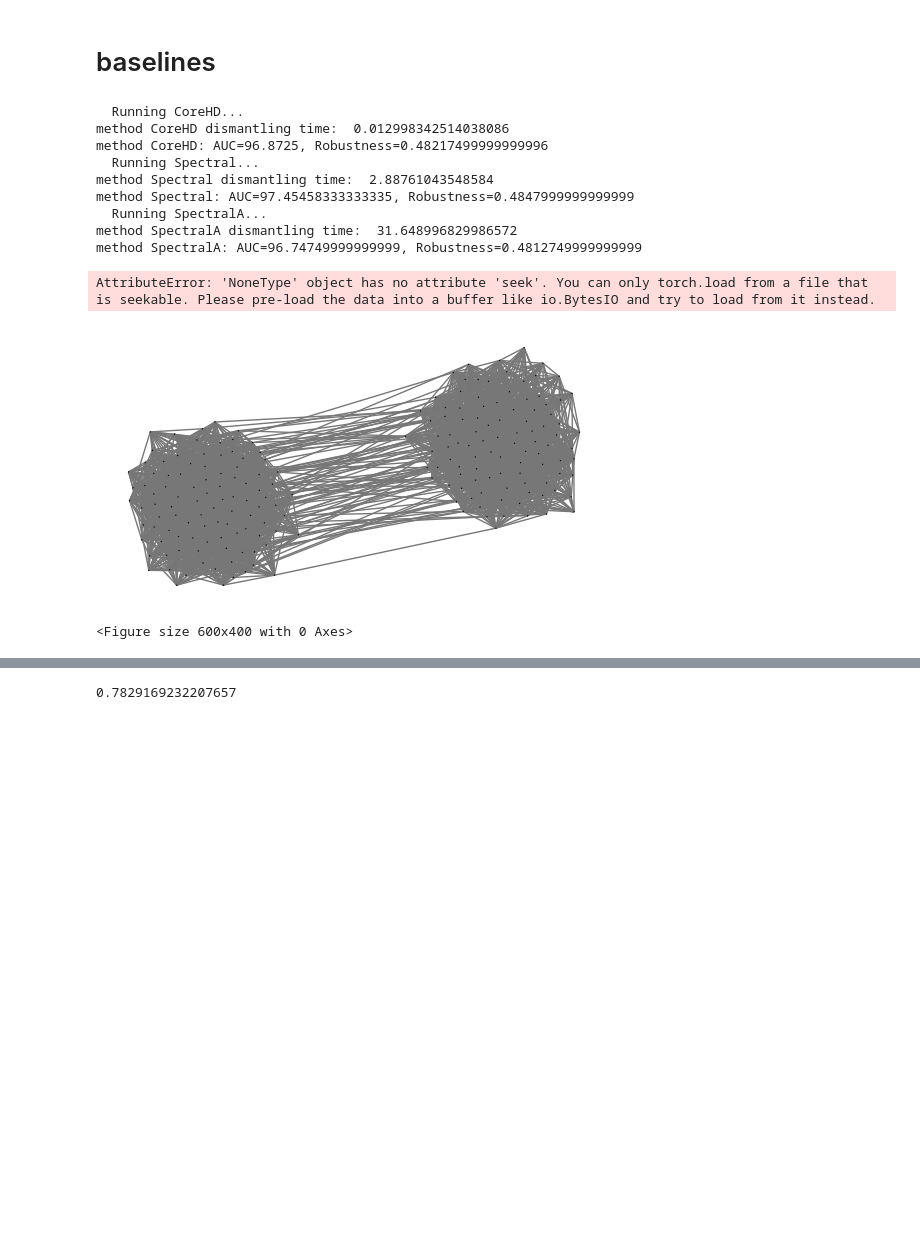
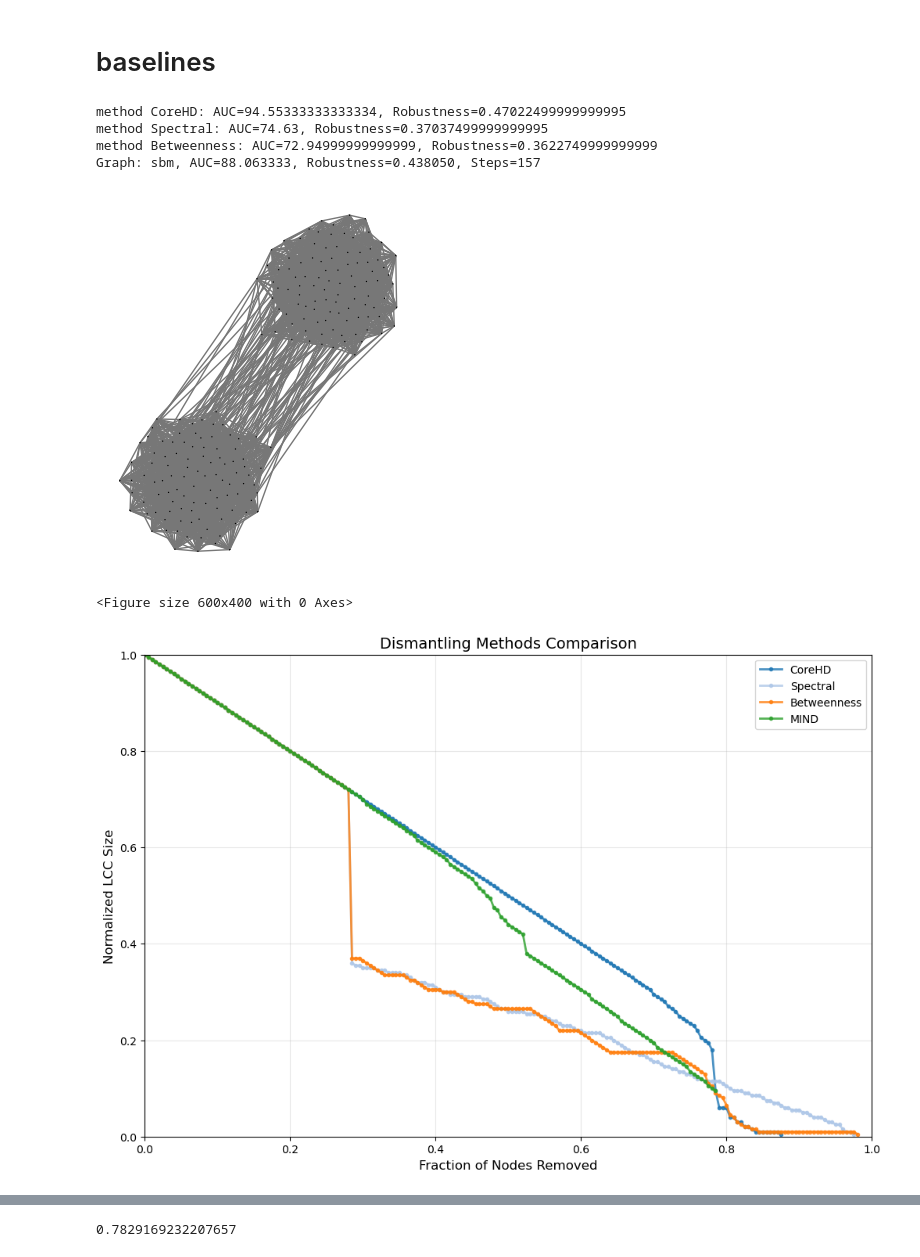
Before and after one commit to Rich-Chaw/MIND-ND, a Jupyter notebook: baseline.ipynb, the cells around one changed output, grey strips where cells are left out. Saved outputs shown, nothing was run; the diff lists cells and outputs as text; code cells hidden in the pictures; blank space fills up the shorter version.

```diff
--- a/baseline.ipynb
+++ b/baseline.ipynb
@@ -298,46 +298,44 @@ method CI: AUC=54.80833333333332, Robustness=0.4526388888888889
 import igraph as ig
 import importlib
 import baseline
 importlib.reload(baseline)
 from utils.plot import plot_graph
+from graphs.graph_models import stochastic_block_model
 from baseline import baseline_dismantling,METHODS
 
-pref_matrix = [[0.3, 0.01], [0.01, 0.3]]
-G_sbm = ig.Graph.SBM(n=200, pref_matrix=pref_matrix, block_sizes=[100, 100])
-G_sbm.vs['static_id'] = list(range(100)) # Keep track of original IDs
+p_in = 0.3
+p_out = 0.01
+G_sbm = stochastic_block_model(200, p_in=p_in,p_out=p_out, num_blocks=2)
+G_sbm.vs['static_id'] = list(range(200)) # Keep track of original IDs
+G_sbm['name'] = 'sbm'
 plot_graph(G_sbm)
 
 methods = {
     "CoreHD": METHODS['CoreHD'],
     "Spectral":METHODS['Spectral'],
-    "SpectralA":METHODS['SpectralA'],
+    'Betweenness':METHODS['Betweenness']
 }
 
 baseline_results = baseline_dismantling(G_sbm,methods,visualize=False)
 
 # Compare with MIND
 auc, robustness, removals = dismantling(
     G_sbm,
     'MIND',
     step_ratio = 0,
     ckpt_pth = 'saved/mind.ckpt'
 )
 
 all_results = baseline_results
 all_results['MIND'] = removals
 
 from visualize_dismantling import visualize_multiple_curve
 visualize_multiple_curve(G_sbm,all_results)
 # %% [output]
-  Running CoreHD...
-method CoreHD dismantling time:  0.012998342514038086
-method CoreHD: AUC=96.8725, Robustness=0.48217499999999996
-  Running Spectral...
-method Spectral dismantling time:  2.88761043548584
-method Spectral: AUC=97.45458333333335, Robustness=0.4847999999999999
-  Running SpectralA...
-method SpectralA dismantling time:  31.648996829986572
-method SpectralA: AUC=96.74749999999999, Robustness=0.4812749999999999
+method CoreHD: AUC=94.55333333333334, Robustness=0.47022499999999995
+method Spectral: AUC=74.63, Robustness=0.37037499999999995
+method Betweenness: AUC=72.94999999999999, Robustness=0.3622749999999999
+Graph: sbm, AUC=88.063333, Robustness=0.438050, Steps=157
+[figure, new version]
-AttributeError: 'NoneType' object has no attribute 'seek'. You can only torch.load from a file that is seekable. Please pre-load the data into a buffer like io.BytesIO and try to load from it instead.
+<Figure size 600x400 with 0 Axes>
-[figure, old version]
-<Figure size 600x400 with 0 Axes>
+[figure, added]
```
Also changed, not shown: parts of 5 cells of this notebook, 1 other file.
